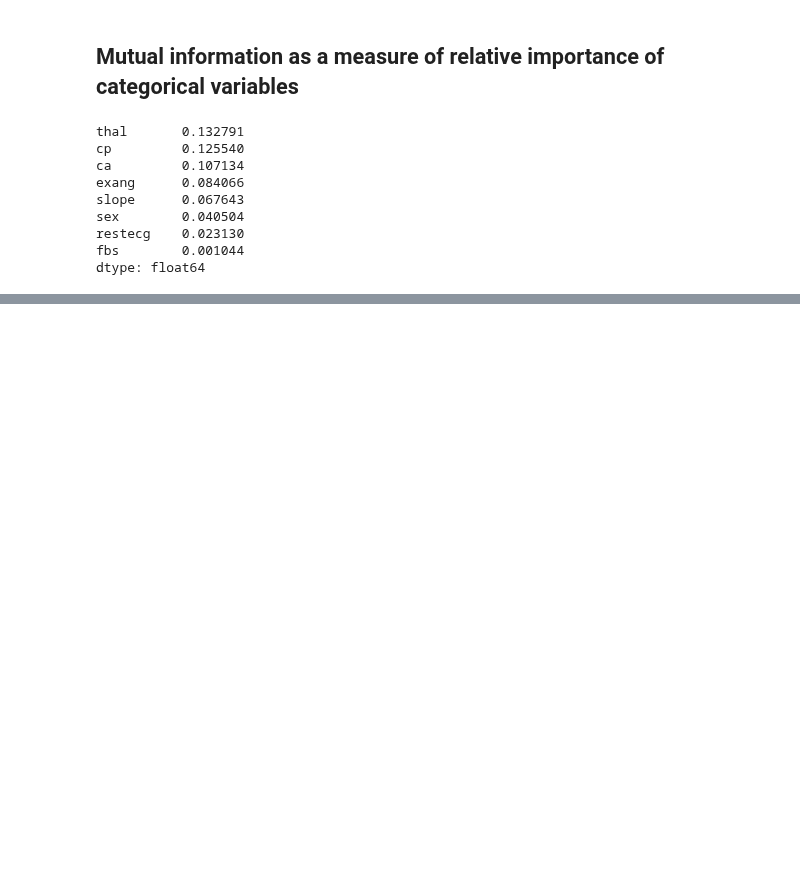
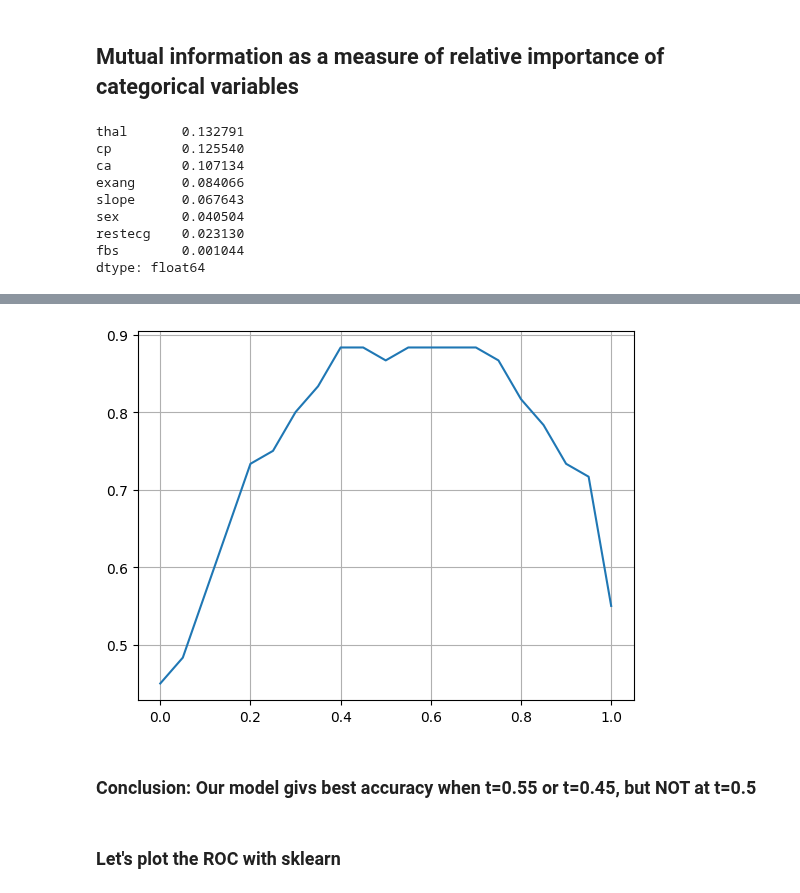
Before and after one commit to khvatov/machine-learning-zoomcamp-homework, a Jupyter notebook: midterm_project/midterm.ipynb, the cells around one changed output, grey strips where cells are left out. Saved outputs shown, nothing was run; the diff lists cells and outputs as text; code cells hidden in the pictures; blank space fills up the shorter version.

Commit message:
Completes logistic regression

```diff
--- a/midterm_project/midterm.ipynb
+++ b/midterm_project/midterm.ipynb
@@ -515,0 +581,2 @@ dtype: float64
+# %%
+X_val = dv.transform(val_dicts)
@@ -515,0 +629,9 @@ dtype: float64
+# %%
+dicts_full_train = df_full_train[categorical_columns + numeric_columns].to_dict(orient='records')
+dv = DictVectorizer(sparse=False)
+X_full_train = dv.fit_transform(dicts_full_train)
+y_full_train = df_full_train.num.values
+
+
+logistic_regression_model = LogisticRegression(solver='liblinear', C=0.1, max_iter=1000, random_state=42)
+logistic_regression_model.fit(X_full_train, y_full_train)
@@ -515,0 +654,2 @@ dtype: float64
+# %%
+y_pred = logistic_regression_model.predict_proba(X_val)[:,1]
@@ -515,0 +660,8 @@ dtype: float64
+# %%
+threshholds = np.linspace(0, 1, 21)
+scores = []
+
+for t in threshholds:
+    score = accuracy_score(y_val, y_pred >= t)
+    scores.append(score)
+    print("%.2f  %.3f" % (t, score))
@@ -515,0 +686,10 @@ dtype: float64
+# %%
+plt.subplots()
+plt.plot(threshholds, scores)
+plt.grid()
+# %% [output]
+[figure, added]
+# %% [markdown]
+### Conclusion: Our model givs best accuracy when t=0.55 or t=0.45, but NOT at t=0.5
+# %% [markdown]
+### Let's plot the ROC with sklearn
```
Also changed, not shown: parts of 49 cells of this notebook, 1 other file.
